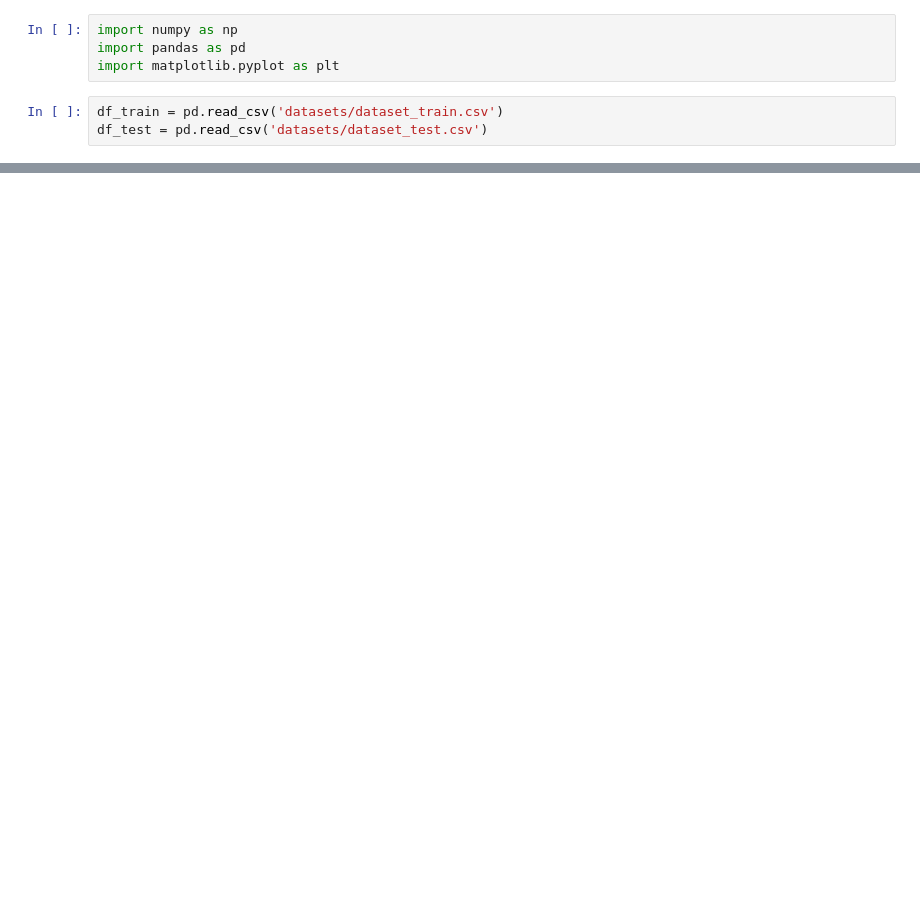
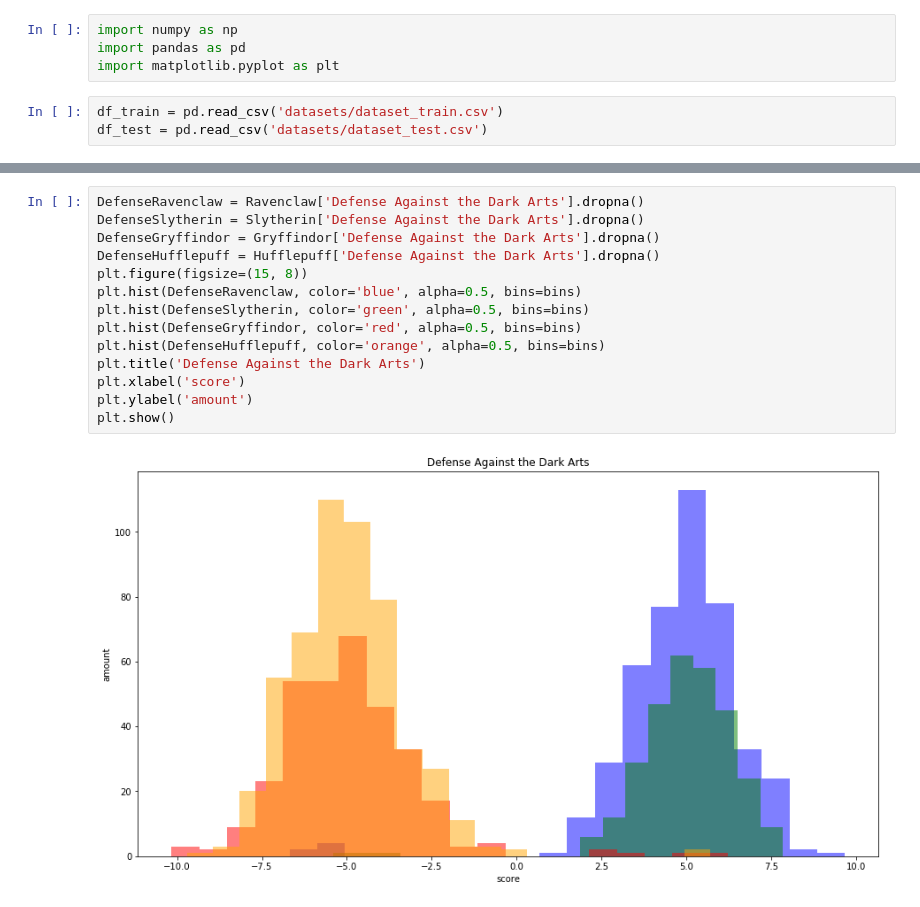
Before and after one commit to Sladge17/logistic_regression, a Jupyter notebook: logistic_regression.ipynb, the cells around one changed output, grey strips where cells are left out. Cells and saved outputs as stored; diff of their text form; blank space fills up the shorter version.

```diff
--- a/logistic_regression.ipynb
+++ b/logistic_regression.ipynb
@@ -94,0 +132,16 @@ plt.hist(Gryffindor_gist, bins=13)
+# %%
+DefenseRavenclaw = Ravenclaw['Defense Against the Dark Arts'].dropna()
+DefenseSlytherin = Slytherin['Defense Against the Dark Arts'].dropna()
+DefenseGryffindor = Gryffindor['Defense Against the Dark Arts'].dropna()
+DefenseHufflepuff = Hufflepuff['Defense Against the Dark Arts'].dropna()
+plt.figure(figsize=(15, 8))
+plt.hist(DefenseRavenclaw, color='blue', alpha=0.5, bins=bins)
+plt.hist(DefenseSlytherin, color='green', alpha=0.5, bins=bins)
+plt.hist(DefenseGryffindor, color='red', alpha=0.5, bins=bins)
+plt.hist(DefenseHufflepuff, color='orange', alpha=0.5, bins=bins)
+plt.title('Defense Against the Dark Arts')
+plt.xlabel('score')
+plt.ylabel('amount')
+plt.show()
+# %% [output]
+[figure, added]
```
Also changed, not shown: parts of 19 cells of this notebook, 2 other files.
